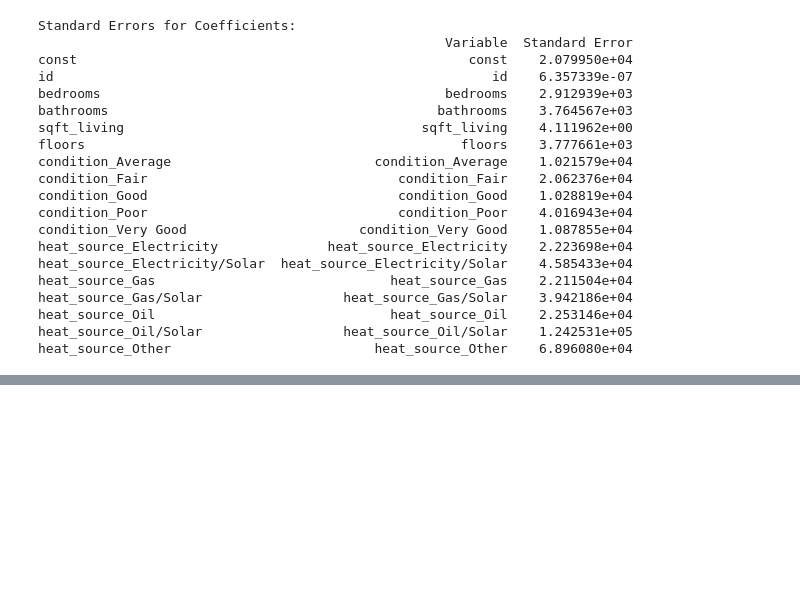
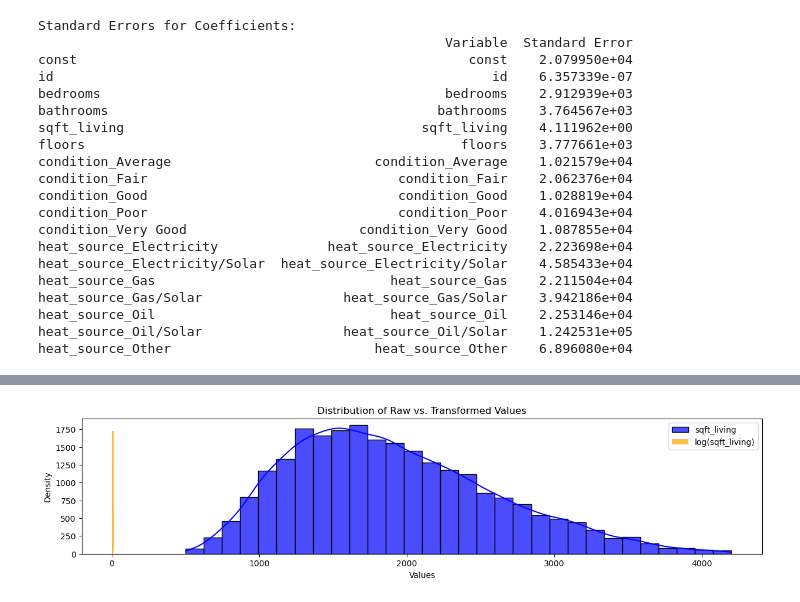
Before and after one commit to jguzzo522/project2house, a Jupyter notebook: housepj2.ipynb, the cells around one changed output, grey strips where cells are left out. Cells and saved outputs as stored; diff of their text form; code cells hidden in the pictures; blank space fills up the shorter version.

```diff
--- a/housepj2.ipynb
+++ b/housepj2.ipynb
@@ -660,0 +646,3 @@ heat_source_Other                          heat_source_Other    6.896080e+04
+# %%
+
+df_cleaned['log_sqft_living'] = np.log(df_cleaned['sqft_living'])
@@ -660,0 +680,9 @@ heat_source_Other                          heat_source_Other    6.896080e+04
+# %%
+import numpy as np
+import pandas as pd
+# Log-transform the "sqft_living" variable
+df_cleaned["log_sqft_living"] = np.log(df_cleaned["sqft_living"])
+
+# Display the original and log-transformed values in a table
+log_transformed_table = df_cleaned[["sqft_living", "log_sqft_living"]]
+print(log_transformed_table)
@@ -660,0 +704,15 @@ heat_source_Other                          heat_source_Other    6.896080e+04
+# %%
+
+df_cleaned["log_sqft_living"] = np.log(df_cleaned["sqft_living"])
+
+# Plot distributions of raw vs. transformed values using seaborn
+plt.figure(figsize=(15, 3))
+sns.histplot(df_cleaned['sqft_living'], bins=30, kde=True, label="sqft_living", color="blue", alpha=0.7)
+sns.histplot(df_cleaned['log_sqft_living'], bins=30, kde=True, label="log(sqft_living)", color="orange", alpha=0.7)
+plt.xlabel('Values')
+plt.ylabel('Density')
+plt.title('Distribution of Raw vs. Transformed Values')
+plt.legend()
+plt.show()
+# %% [output]
+[figure, added]
```
Also changed, not shown: parts of 15 cells of this notebook.
